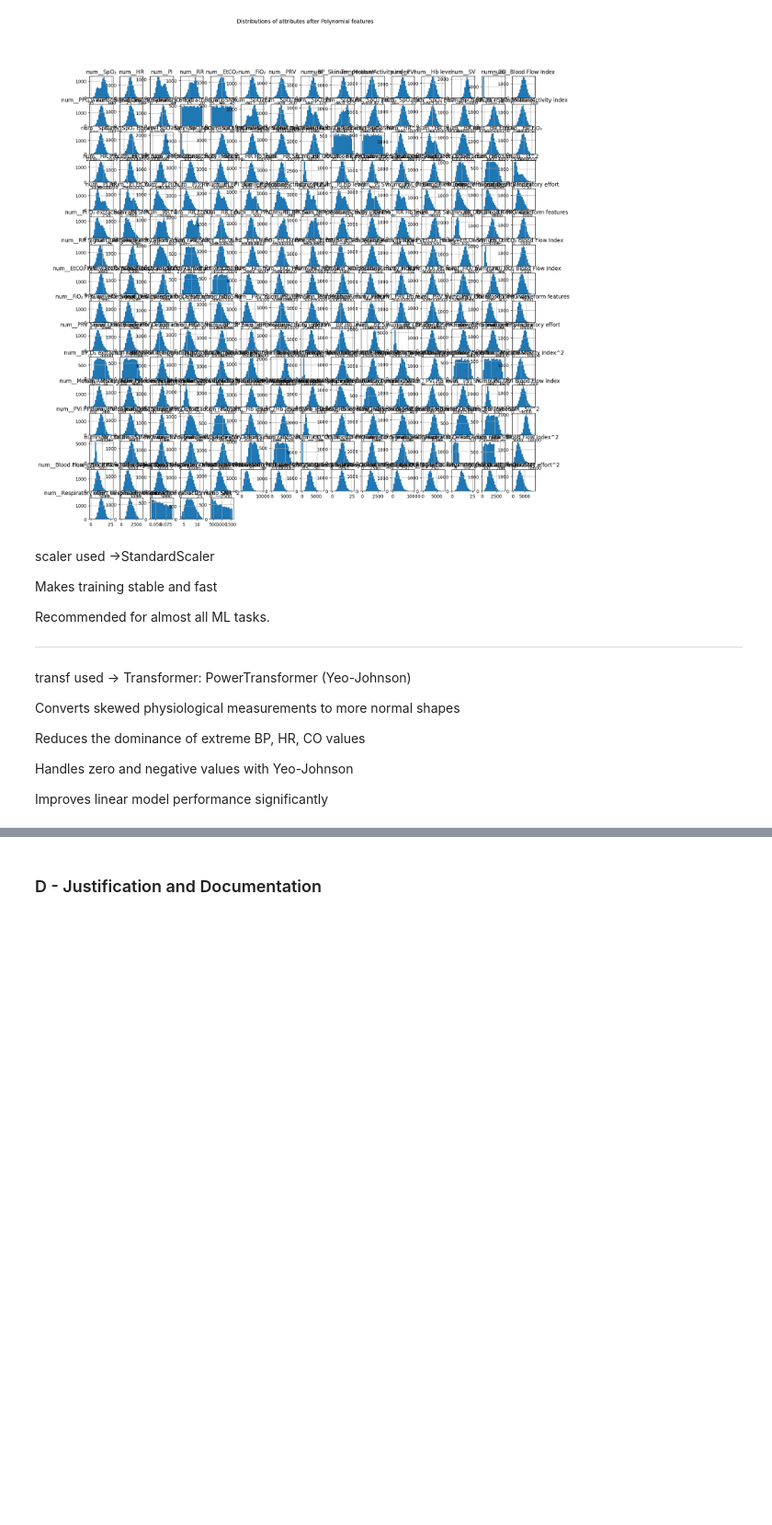
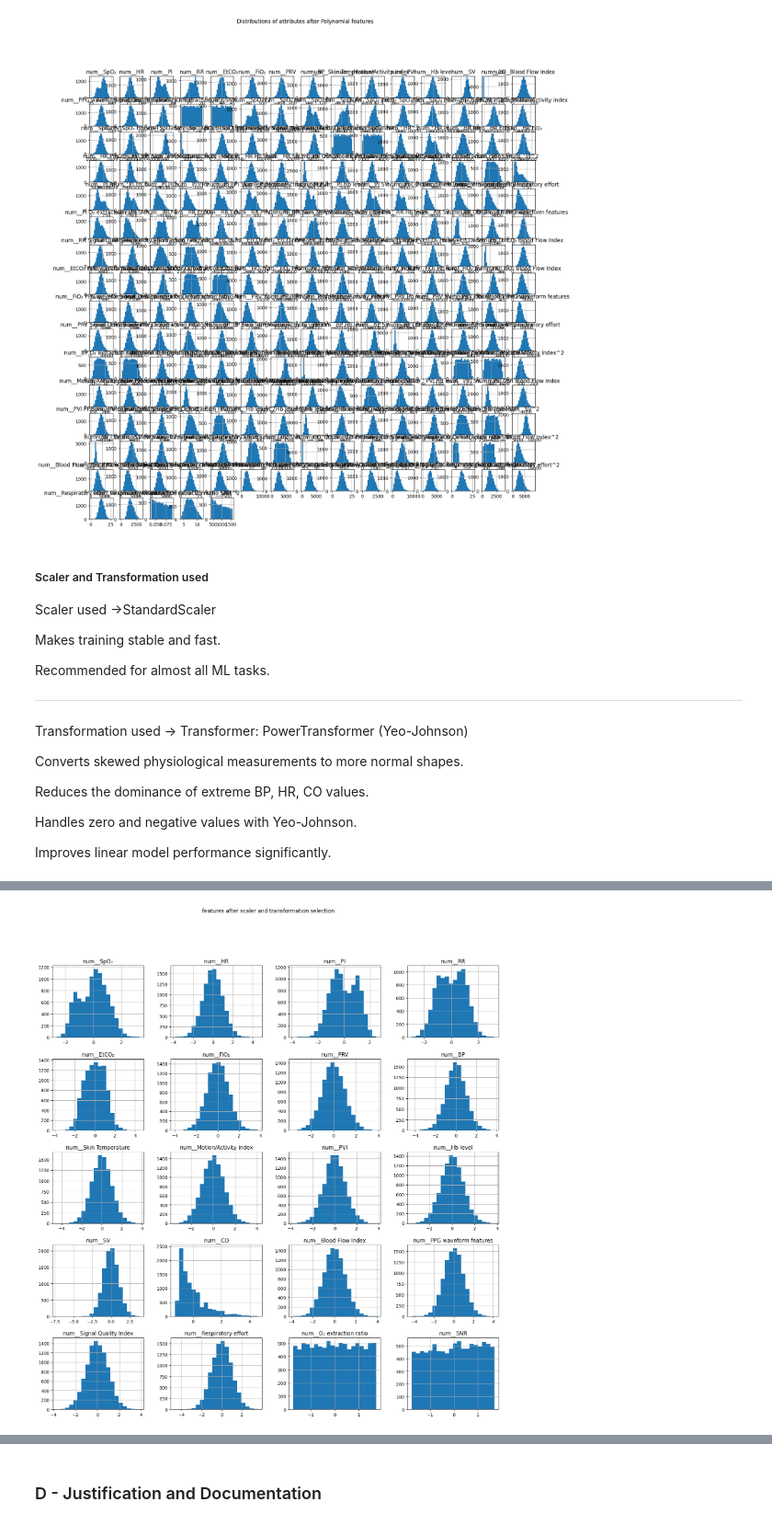
Before and after one commit to kurcinamarian/IAU, a Jupyter notebook: phase_2.ipynb, the cells around one changed output, grey strips where cells are left out. Shown at 92% size. Saved outputs shown, nothing was run; the diff lists cells and outputs as text; code cells hidden in the pictures; blank space fills up the shorter version.

Commit message:
added comments to everything gave reassons why we chose the trasnforation and scaler which we have

```diff
--- a/phase_2.ipynb
+++ b/phase_2.ipynb
@@ -663,23 +668,25 @@ plt.show()
 # %% [output]
 [figure]
 # %% [markdown]
-scaler used ->StandardScaler
+##### Scaler and Transformation used
 
-Makes training stable and fast
+Scaler used ->StandardScaler
+
+Makes training stable and fast.
 
 Recommended for almost all ML tasks.
 
 ---
 
-transf used -> Transformer: PowerTransformer (Yeo-Johnson)
+Transformation used -> Transformer: PowerTransformer (Yeo-Johnson)
 
-Converts skewed physiological measurements to more normal shapes
+Converts skewed physiological measurements to more normal shapes.
 
-Reduces the dominance of extreme BP, HR, CO values
+Reduces the dominance of extreme BP, HR, CO values.
 
-Handles zero and negative values with Yeo-Johnson
+Handles zero and negative values with Yeo-Johnson.
 
-Improves linear model performance significantly
+Improves linear model performance significantly.
 # %%
 def get_numeric_columns(df):
     return df.select_dtypes(include=['int', 'float']).columns.tolist()
@@ -735,3 +742,9 @@ See https://github.com/python/cpython/issues/70647.
 | 9658 | -1.890576 | 0.594747 | 0.309697 | -2.918234 | -0.021913 | 1.978583 | -0.561582 | -0.776612 | -0.101027 | ... |
 | 2929 | -0.588099 | -0.406534 | -0.229970 | -0.431378 | 0.266957 | 0.226903 | -0.690361 | -0.832310 | -2.307414 | ... |
 | 10405 | 0.597934 | 0.593434 | 0.428541 | 0.858602 | 1.840109 | -0.106945 | 0.332869 | -1.149125 | -1.600628 | ... |
+# %%
+transformed_observation.hist(figsize=(18, 18), bins=20)
+plt.suptitle("features after scaler and transformation selection")
+plt.show()
+# %% [output]
+[figure, added]
```
Also changed, not shown: parts of 3 cells of this notebook.
